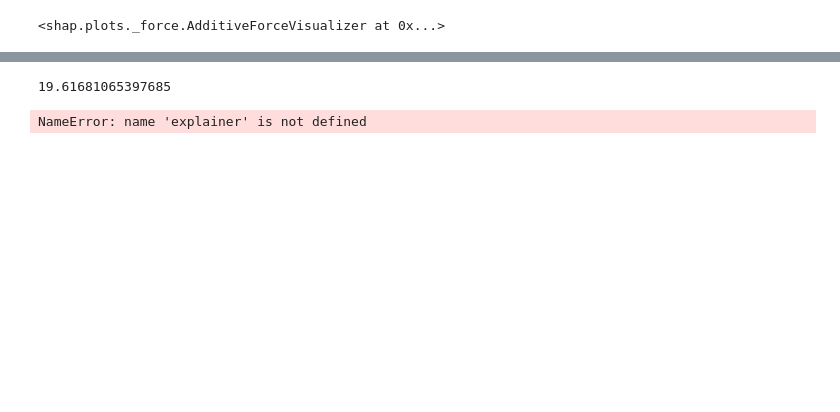
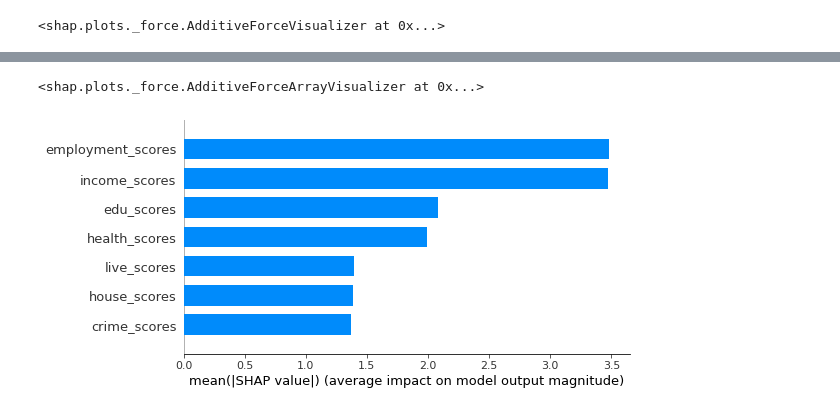
Before and after one commit to Dora-fxh/CASA_Dissertation_XiaohanFeng, a Jupyter notebook: IMD.ipynb, the cells around one changed output, grey strips where cells are left out. Saved outputs shown, nothing was run; the diff lists cells and outputs as text; code cells hidden in the pictures; blank space fills up the shorter version.

```diff
--- a/IMD.ipynb
+++ b/IMD.ipynb
@@ -126,4 +137,24 @@ def transform(rows):
     IMDs= np.array(IMDs)
         # IMD = pd.DataFrame({"IMD":np.dot(np.array([0.225,0.225,0.135,0.135,0.093,0.093,0.093]),np.array(x).T)})
     return IMDs
+# %%
+#NNNew!!!
+#The function  that transform 7 domain scores to IMD score
+
+def transform(rows):
+    IMDs=[]
+    for row in rows:
+        rankRow=[]
+        for i in range(len(row)):
+            lol[i].add(row[i])
+            rankRow.append(lol[i].index(row[i])+ 1)
+            lol[i].remove(row[i])
+        rankRow=np.array(rankRow)
+       # print(rankRow)
+        x=-23*np.log((1-rankRow/32844*(1-math.exp(-100/23))))
+        IMD = np.dot(np.array([0.225,0.225,0.135,0.135,0.093,0.093,0.093]),np.array(x).T)
+        IMDs.append(IMD)
+    IMDs= np.array(IMDs)
+        # IMD = pd.DataFrame({"IMD":np.dot(np.array([0.225,0.225,0.135,0.135,0.093,0.093,0.093]),np.array(x).T)})
+    return IMDs
 # %%
@@ -156,8 +183,8 @@ array([[ 7.0010000e-03,  1.0024000e-02,  2.4000000e-02, -1.6540000e+00,
 import shap
 # reference = list(X1.mean().values)
 explainer = shap.KernelExplainer(transform, reference)
-shap_values = explainer.shap_values(X1.values[0:2])
+shap_values = explainer.shap_values(X1.values)
 
-print("shap_values =", shap_values)
+# print("shap_values =", shap_values)
 print("base value =", explainer.expected_value)
 # %% [output]
@@ -269,14 +199,5 @@ explainer = shap.TreeExplainer(mod)
-# %%
-shap_values = explainer.shap_values(X)
-# %%
-explainer.expected_value
-# %% [output]
-19.61681065397685
 # %%
-
-i = 18
-
-# Explain individual predictions
-shap.force_plot(explainer.expected_value[1], shap_values[1][i,:], X.iloc[i,:], matplotlib = True)
+# visualize
+shap.force_plot(explainer.expected_value, shap_values[:1000,:], X1.iloc[:1000,:])
 # %% [output]
-NameError: name 'explainer' is not defined
+<shap.plots._force.AdditiveForceArrayVisualizer at 0x...>
@@ -286,4 +204,5 @@ shap.force_plot(explainer.expected_value, shap_values, X)
-# %%
-shap_values = shap.TreeExplainer(model).shap_values(X)
-shap.summary_plot(shap_values, X, plot_type="bar")
+# %%
+shap.summary_plot(shap_values, X1, plot_type="bar")
+# %% [output]
+[figure, added]
 # %%
```
Also changed, not shown: parts of 16 cells of this notebook.
